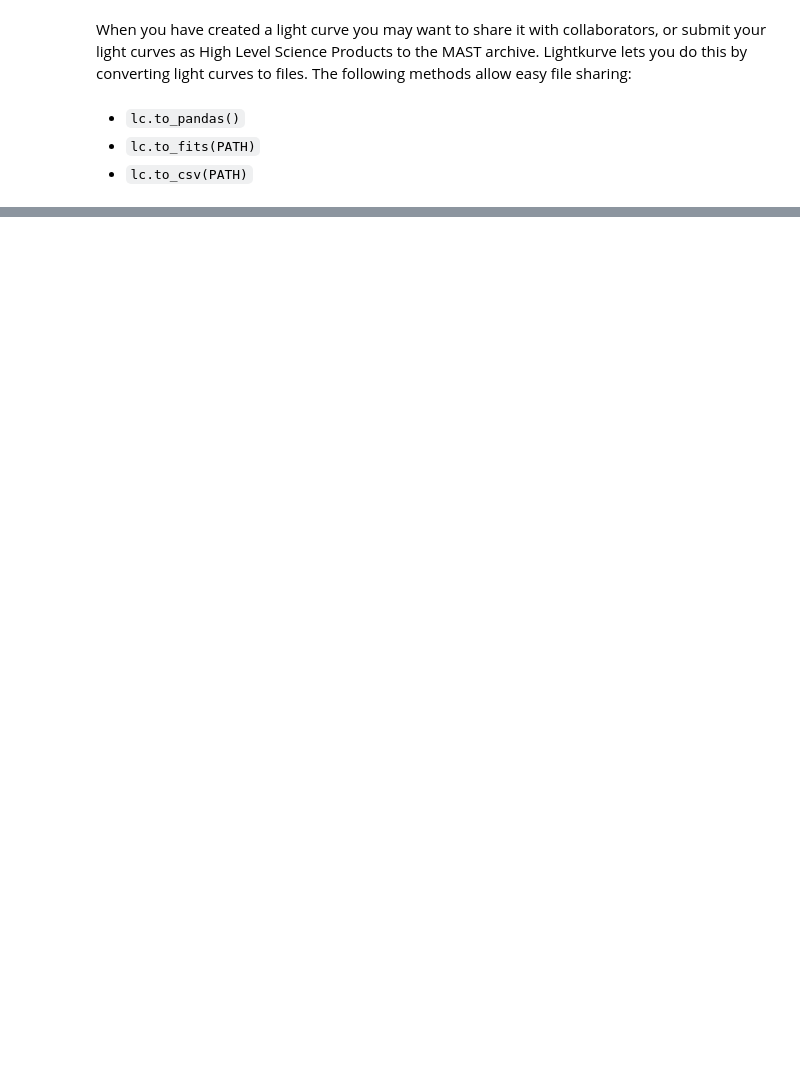
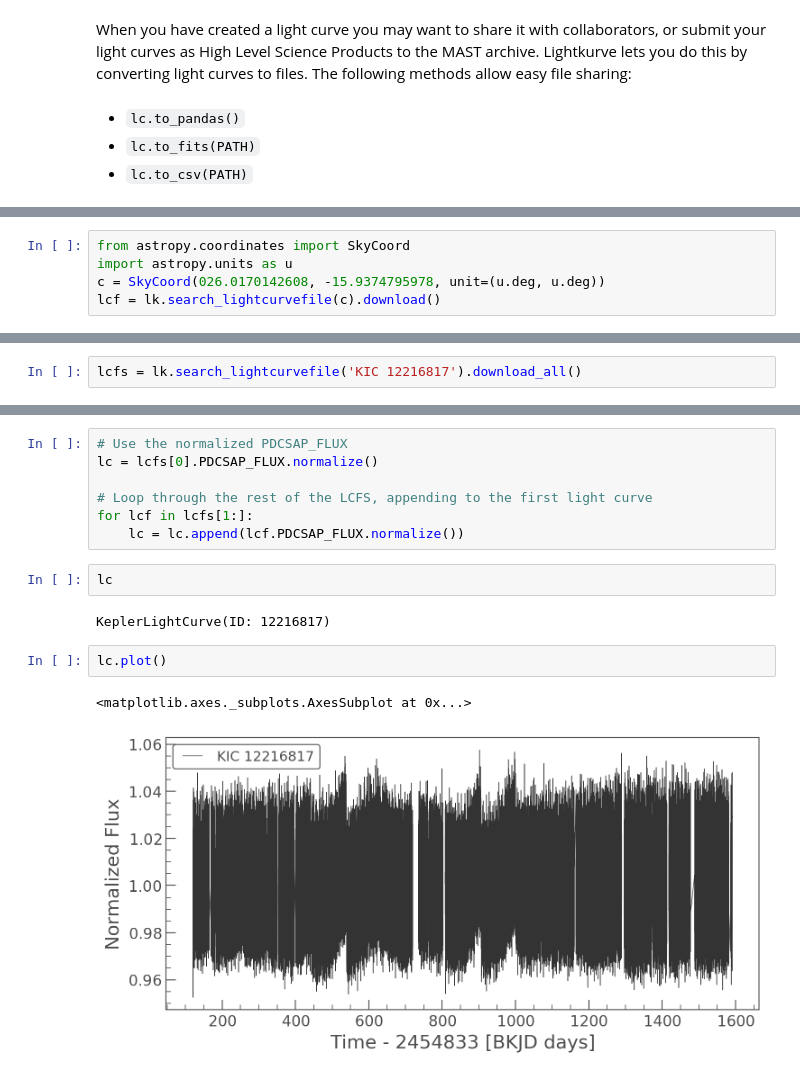
Before and after one commit to christinahedges/TESSWorkshops, a Jupyter notebook: lightkurve/Workshop.ipynb, the cells around one changed output, grey strips where cells are left out. Drawn from its saved outputs; the diff is of its cells as text; blank space fills up the shorter version.

```diff
--- a/lightkurve/Workshop.ipynb
+++ b/lightkurve/Workshop.ipynb
@@ -191,0 +326,5 @@ NameError: name 'lc' is not defined
+# %%
+from astropy.coordinates import SkyCoord
+import astropy.units as u
+c = SkyCoord(026.0170142608, -15.9374795978, unit=(u.deg, u.deg))
+lcf = lk.search_lightcurvefile(c).download()
@@ -191,0 +414,2 @@ NameError: name 'lc' is not defined
+# %%
+lcfs = lk.search_lightcurvefile('KIC 12216817').download_all()
@@ -191,0 +438,16 @@ NameError: name 'lc' is not defined
+# %%
+# Use the normalized PDCSAP_FLUX
+lc = lcfs[0].PDCSAP_FLUX.normalize()
+
+# Loop through the rest of the LCFS, appending to the first light curve
+for lcf in lcfs[1:]:
+    lc = lc.append(lcf.PDCSAP_FLUX.normalize())
+# %%
+lc
+# %% [output]
+KeplerLightCurve(ID: 12216817)
+# %%
+lc.plot()
+# %% [output]
+<matplotlib.axes._subplots.AxesSubplot at 0x...>
+[figure, added]
```
Also changed, not shown: parts of 96 cells of this notebook, 2 other files.
